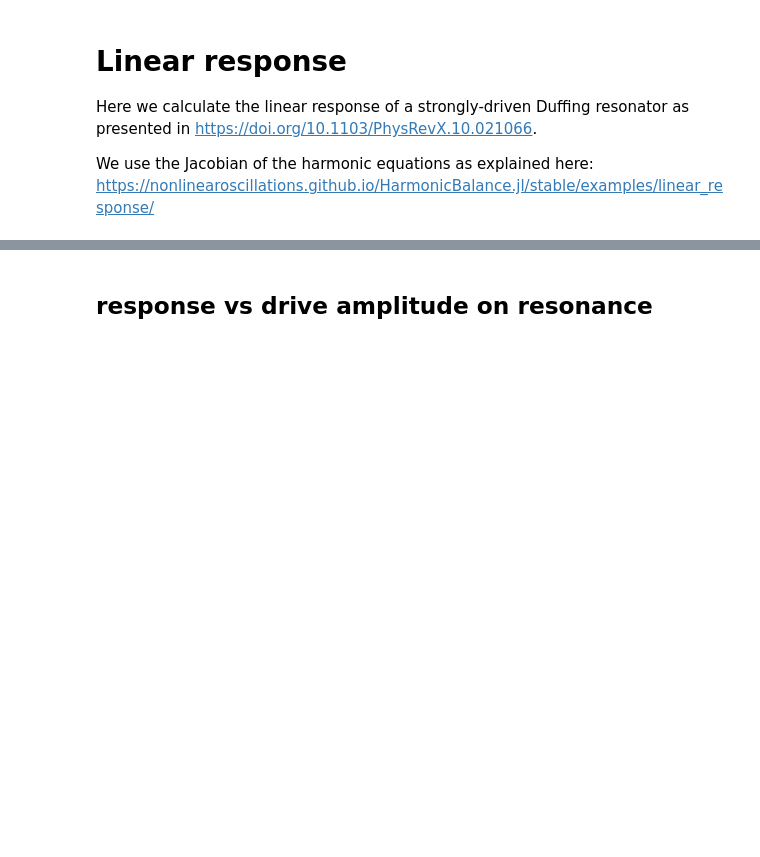
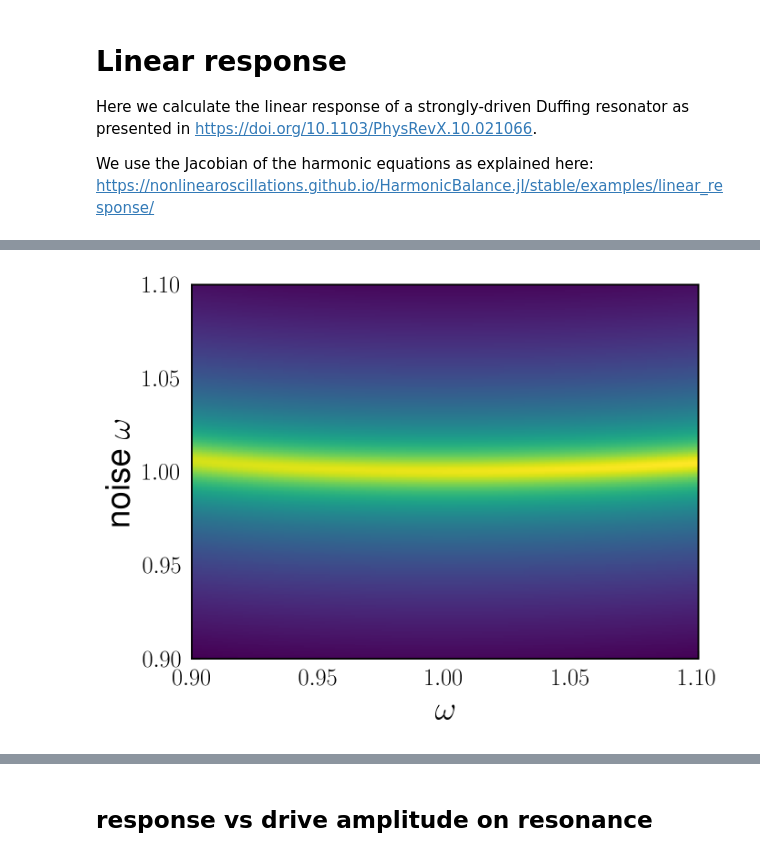
Before and after one commit to NonlinearOscillations/HarmonicBalance-notebooks, a Jupyter notebook: examples/linear_response_Duffing.ipynb, the cells around one changed output, grey strips where cells are left out. Saved outputs shown, nothing was run; the diff lists cells and outputs as text; code cells hidden in the pictures; blank space fills up the shorter version.

```diff
--- a/examples/linear_response_Duffing.ipynb
+++ b/examples/linear_response_Duffing.ipynb
@@ -51,0 +42,6 @@ findfont: Font family ['sans-serif'] not found. Falling back to DejaVu Sans.
+# %%
+HarmonicBalance.LinearResponse.plot_jacobian_spectrum(solutions, x,
+    Ω_range=LinRange(0.9, 1.1, 300), branch=1, logscale=true);
+HarmonicBalance.savefig("Duffing_quasilin_noise.png")
+# %% [output]
+[figure, added]
```
Also changed, not shown: parts of 11 cells of this notebook, 3 other files.
